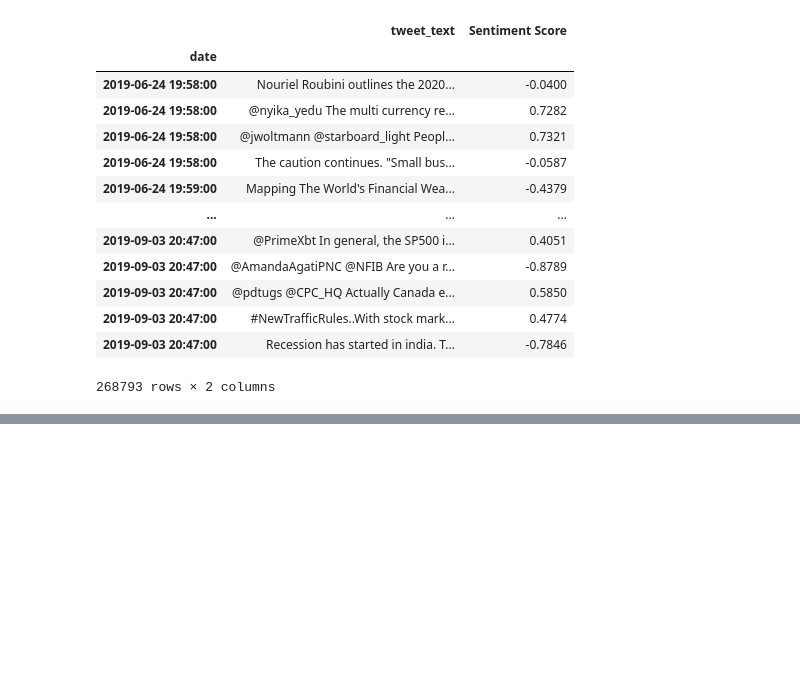
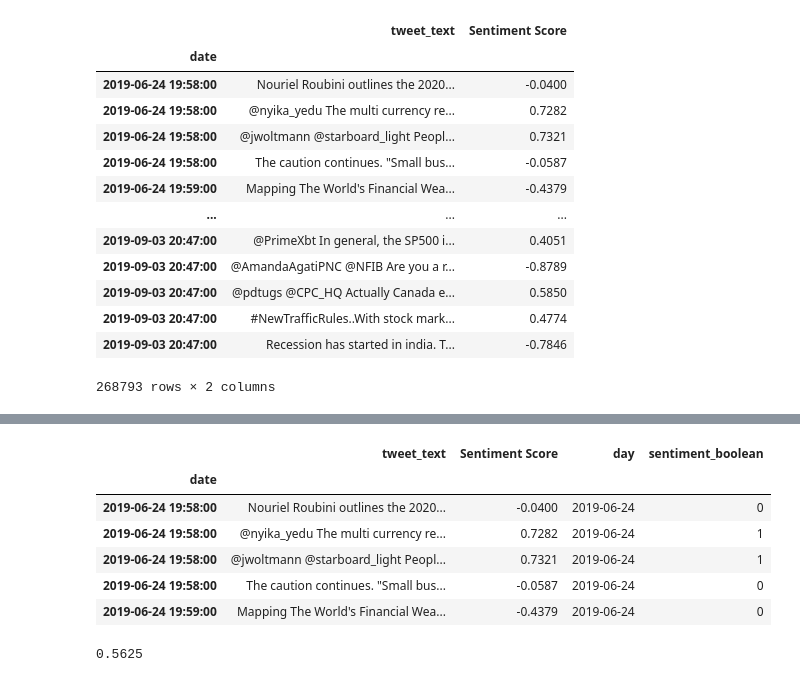
Before and after one commit to Megaexoplanet/Sentiment-Analysis-of-Tweets-to-Predict-Stock-Market, a Jupyter notebook: PThree.ipynb, the cells around one changed output, grey strips where cells are left out. Drawn from its saved outputs; the diff is of its cells as text; code cells hidden in the pictures; blank space fills up the shorter version.

```diff
--- a/PThree.ipynb
+++ b/PThree.ipynb
@@ -334,0 +337,2 @@ ftext_tweets
+# %%
+cleaned_tweets = ftext_tweets
@@ -334,0 +344,9 @@ ftext_tweets
+# %%
+# clean_tweets = ftext_tweets["date"] =
+# filter into days
+days = []
+
+for x in range(cleaned_tweets.count()[0]):
+    days.append(str(cleaned_tweets.index[x])[:10])
+cleaned_tweets['day'] = days
+cleaned_tweets.head()
@@ -334,0 +371,23 @@ ftext_tweets
+# %%
+# get average sentiment score for each day
+x = cleaned_tweets.groupby('day', as_index=False)['Sentiment Score'].mean()
+# get total number of tweets for each day
+y = cleaned_tweets.groupby('day', as_index=False)['tweet_text'].count()
+# percentage bullish
+# %%
+sentiment_boolean = []
+for y in range(cleaned_tweets.count()[0]):
+    if cleaned_tweets['Sentiment Score'][y] >= 0:
+        sentiment_boolean.append(1)
+    else:
+        sentiment_boolean.append(0)
+cleaned_tweets['sentiment_boolean'] = sentiment_boolean
+cleaned_tweets.head()
+# %% [output]
+|  | tweet_text | Sentiment Score | day | sentiment_boolean |
+| date |  |  |  |  |
+| 2019-06-24 19:58:00 | Nouriel Roubini outlines the 2020... | -0.0400 | 2019-06-24 | 0 |
+| 2019-06-24 19:58:00 | @nyika_yedu The multi currency re... | 0.7282 | 2019-06-24 | 1 |
+| 2019-06-24 19:58:00 | @jwoltmann @starboard_light Peopl... | 0.7321 | 2019-06-24 | 1 |
+| 2019-06-24 19:58:00 | The caution continues. "Small bus... | -0.0587 | 2019-06-24 | 0 |
+| 2019-06-24 19:59:00 | Mapping The World's Financial Wea... | -0.4379 | 2019-06-24 | 0 |
@@ -334,0 +399,4 @@ ftext_tweets
+# %%
+z_list[0]/y_list[0]
+# %% [output]
+0.5625
```
Also changed, not shown: parts of 9 cells of this notebook.
